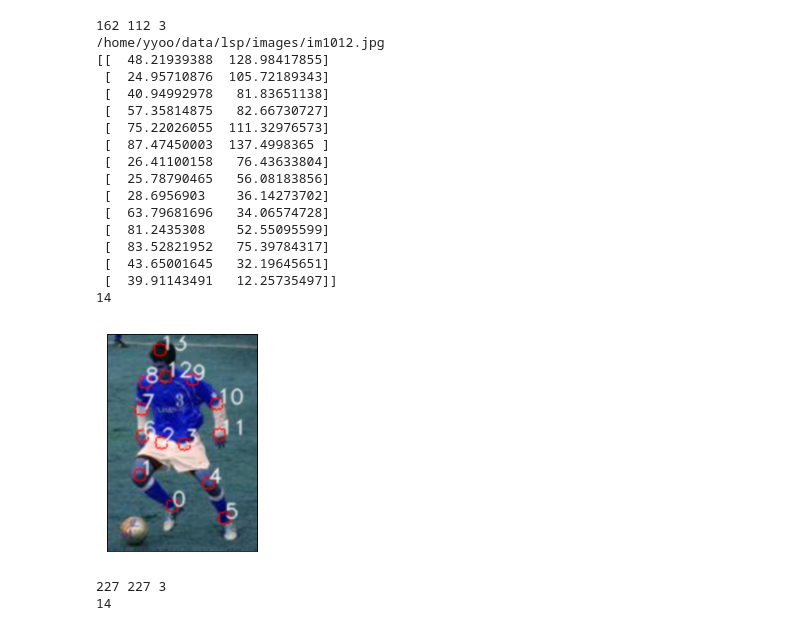
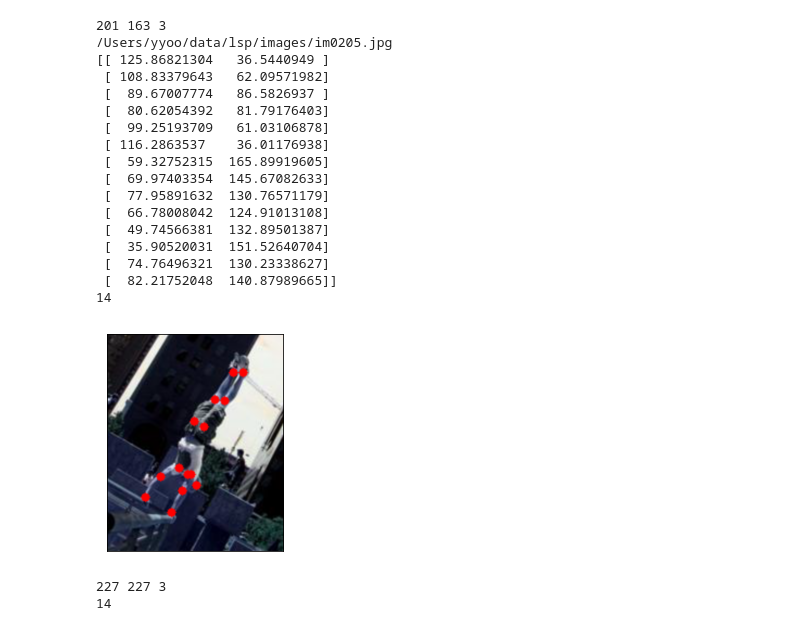
Before and after one commit to ys7yoo/deeppose_tf, a Jupyter notebook: plot_examples.ipynb, the cells around one changed output. Saved outputs shown, nothing was run; the diff lists cells and outputs as text; code cells hidden in the pictures.

Commit message:
plot train examples

```diff
--- a/plot_examples.ipynb
+++ b/plot_examples.ipynb
@@ -19,7 +19,8 @@ if dataset_name == 'mpii':
     ignore_label = -100500
 else:
     DATASET_ROOT = os.path.expanduser('~/data/lsp')  # LSP dataset is here
-    TEST_CV_FILEPATH = os.path.join(DATASET_ROOT, 'test_joints.csv')
+#    TEST_CV_FILEPATH = os.path.join(DATASET_ROOT, 'test_joints.csv')
+    TEST_CV_FILEPATH = os.path.join(DATASET_ROOT, 'train_joints.csv')
     IMG_PATH_PREFIX = os.path.join(DATASET_ROOT, 'images')
     symmetric_joints = "[[8, 9], [7, 10], [6, 11], [2, 3], [1, 4], [0, 5]]"
     ignore_label = -1
@@ -70,60 +71,65 @@ test_dataset??
 import cv2
 from matplotlib import pyplot as plt
 
-imageIdx = 11
+#imageIdx = 11
+#imageIdx = 69
+#imageIdx = 97
+#imageIdx = 136
+#imageIdx = 178
+imageIdx = 204
+
 # get original image: HWC BGR original image (not cropped)
 img=test_dataset.get_original_image(imageIdx)
 h,w,d=img.shape
 print(h,w,d)
 
 imgFilename, joints = test_dataset.joints[imageIdx]
 print(imgFilename)
 print(joints)
 
 # mark joints
 def markJoints(img, joints):
 
     numJoints, t = joints.shape
     print(numJoints)
 
     circSize=10
     font = cv2.FONT_HERSHEY_SIMPLEX
 
     for i in range(numJoints):
         x = int(joints[i,0])
         y = int(joints[i,1])
 
-        cv2.circle(img, (x, y), 5, (255, 0, 0)) #, -1)
+        cv2.circle(img, (x, y), 4, (255, 0, 0), thickness=-1)
 
-        #cv2.putText(img, str(i+1), (x,y), font, 0.5, (255,255,255), 1, cv2.LINE_AA)
-        cv2.putText(img, str(i), (x,y), font, 0.5, (255,255,255), 1, cv2.LINE_AA)
+#        cv2.putText(img, str(i), (x,y), font, 0.5, (255,255,255), 1, cv2.LINE_AA)
 
 markJoints(img, joints)
 
 
 #cv2.imshow('image',img)
 plt.imshow(img, cmap = 'gray', interpolation = 'bicubic')
 plt.xticks([]), plt.yticks([])  # to hide tick values on X and Y axis
 plt.show()
 # %% [output]
-162 112 3
-/home/yyoo/data/lsp/images/im1012.jpg
-[[  48.21939388  128.98417855]
- [  24.95710876  105.72189343]
- [  40.94992978   81.83651138]
- [  57.35814875   82.66730727]
- [  75.22026055  111.32976573]
- [  87.47450003  137.4998365 ]
- [  26.41100158   76.43633804]
- [  25.78790465   56.08183856]
- [  28.6956903    36.14273702]
- [  63.79681696   34.06574728]
- [  81.2435308    52.55095599]
- [  83.52821952   75.39784317]
- [  43.65001645   32.19645651]
- [  39.91143491   12.25735497]]
+201 163 3
+/Users/yyoo/data/lsp/images/im0205.jpg
+[[ 125.86821304   36.5440949 ]
+ [ 108.83379643   62.09571982]
+ [  89.67007774   86.5826937 ]
+ [  80.62054392   81.79176403]
+ [  99.25193709   61.03106878]
+ [ 116.2863537    36.01176938]
+ [  59.32752315  165.89919605]
+ [  69.97403354  145.67082633]
+ [  77.95891632  130.76571179]
+ [  66.78008042  124.91013108]
+ [  49.74566381  132.89501387]
+ [  35.90520031  151.52640704]
+ [  74.76496321  130.23338627]
+ [  82.21752048  140.87989665]]
 14
-[figure, old version]
+[figure, new version]
 # %%
 # plot example image (normalized)
 img, joints, is_valid_joints, misc = test_dataset.get_example(imageIdx, gcn=None, bbox_extension_range=None, shift=None)
```
Also changed, not shown: parts of 2 cells of this notebook.
